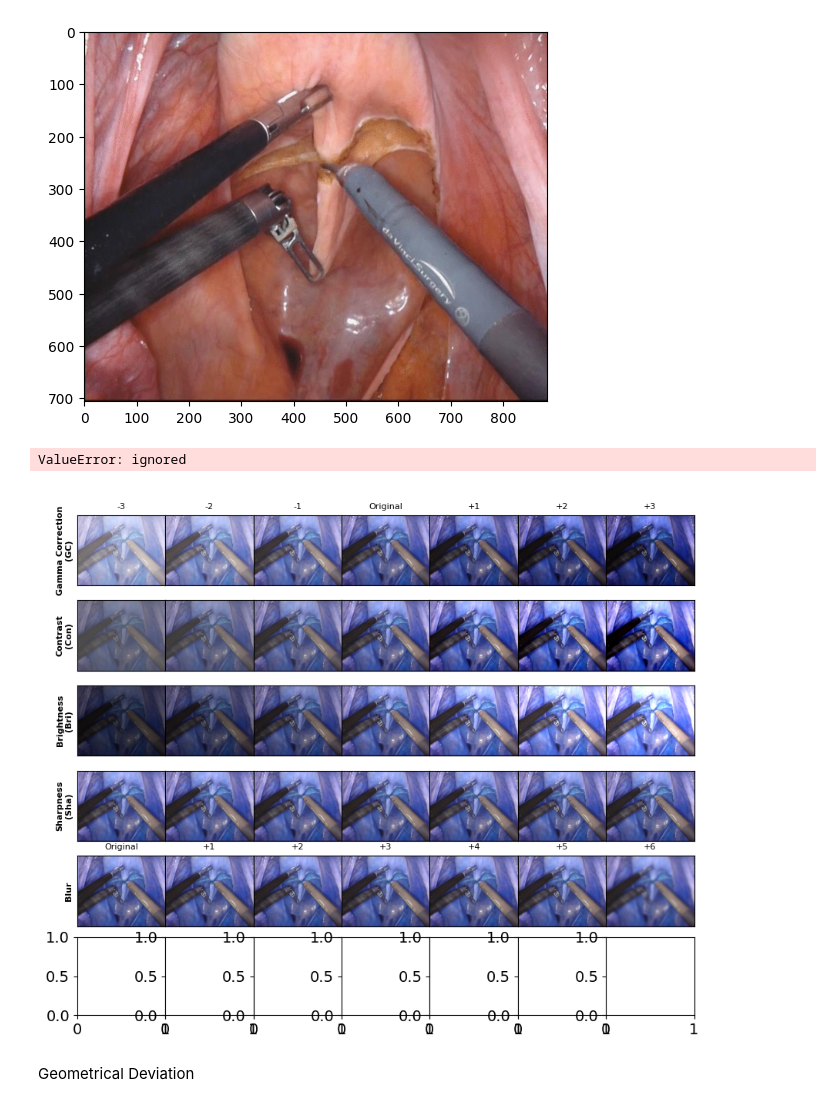
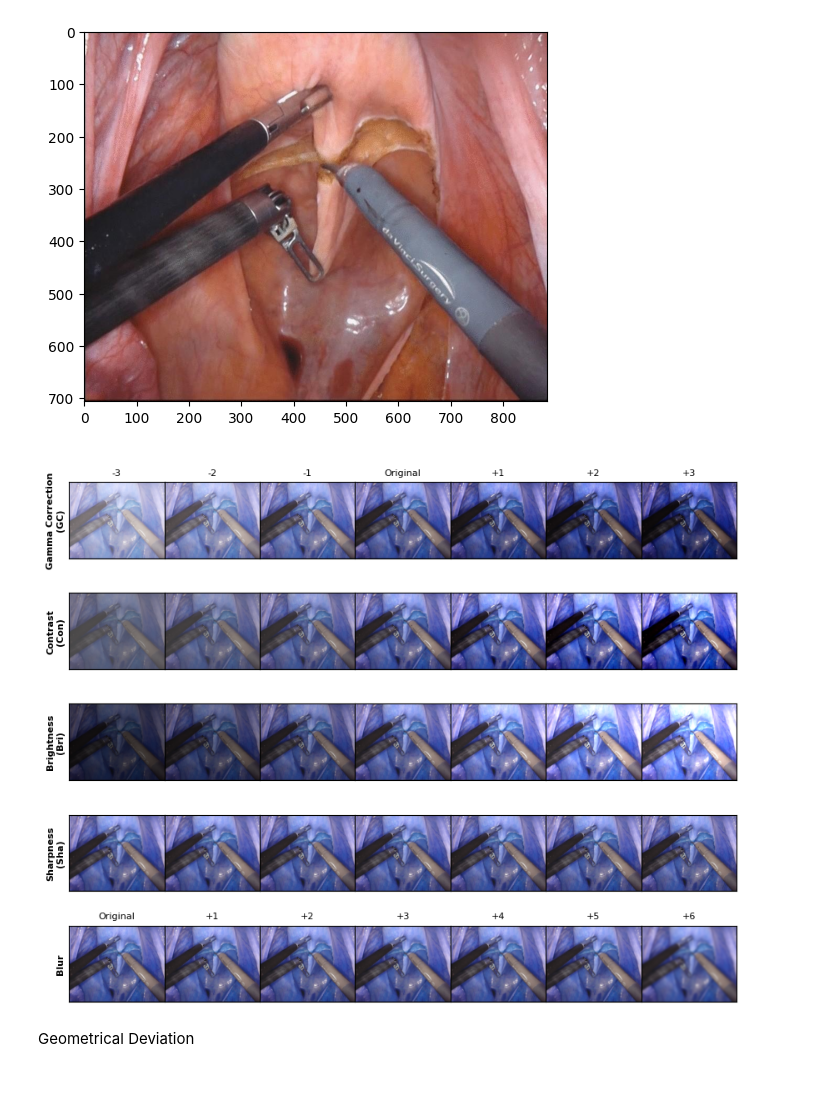
Before and after one commit to jenniferhiga/HCI_AI_RoboticSurgery, a Jupyter notebook: Grounded_SAM_Tool_Instance_Segmentation.ipynb, the cells around one changed output. Drawn from its saved outputs; the diff is of its cells as text; code cells hidden in the pictures.

```diff
--- a/Grounded_SAM_Tool_Instance_Segmentation.ipynb
+++ b/Grounded_SAM_Tool_Instance_Segmentation.ipynb
@@ -123,8 +123,8 @@ class perturbation_class:
         sizes = [50, 150, 250, 350, 450, 550, 700]
         img = Image.fromarray(img)
         for i in range(len(sizes)):
-            z = TF.gaussian_blur(img, sizes[i])
-            seq.append(np.array(z))
+            z = v2.CenterCrop(img, sizes[i])
+            seq.append(z)
         return seq
 # %%
 img_dir = 'inpaint_demo.jpg'
@@ -134,42 +134,41 @@ plt.rcParams.update({'font.size': 14})
 # filter_name = ['Brightness', 'Contrast','Gamma Correction','Sharpness','Gaussian blur', 'center_crop']
 ptech_list = ['Original', '+1', '+2', '+3', '+4', '+5', '+6']
 f_size = 8
-perturbation_all = ['gamma_correction', 'contrast', 'brightness', 'sharpness','gaussian_blur', 'center_crop']
-#filter_name = ['Gamma Correction (GC)', 'Contrast (Con)', 'Brightness (Bri)', 'Sharpness (Sha)','Blur', 'Center Crop']
-filter_name = ['Gamma Correction\n(GC)', 'Contrast\n(Con)', 'Brightness\n(Bri)', 'Sharpness\n(Sha)','Blur', 'Center Crop']
+perturbation_all = ['gamma_correction', 'contrast', 'brightness', 'sharpness','gaussian_blur']# #'center_crop']
+#filter_name = ['Gamma Correction (GC)', 'Contrast (Con)', 'Brightness (Bri)', 'Sharpness (Sha)','Blur'] #, 'Center Crop']
+filter_name = ['Gamma Correction\n(GC)', 'Contrast\n(Con)', 'Brightness\n(Bri)', 'Sharpness\n(Sha)','Blur'] #, 'Center Crop']
 seq_all = [0, 1, 2, 3, 4, 5, 6]
 levels = ['-3','-2','-1','Original','+1','+2','+3']
 levels_real = [0.4, 0.6, 0.8, 1, 1.2, 1.4, 1.6]
 fig_per_row = len(seq_all)
 fig, ax = plt.subplots(len(perturbation_all), fig_per_row, figsize=(31/3, 25.5/3), gridspec_kw=dict(wspace=0.00, hspace=0.09))
 for p_idx, per in enumerate(perturbation_all):
     class_method = getattr(perturbation_class, per)
     seq = class_method(original)
     for idx, seq_idx in enumerate(seq_all):
         if p_idx == 4:
             ax[p_idx, idx].set_title('{}'.format(ptech_list[idx]), fontsize=f_size)
         if idx == 3:
             ax[p_idx, idx].imshow(seq[seq_idx], cmap='gray')
         else:
             ax[p_idx, idx].imshow(seq[seq_idx], cmap='gray')
 
         if p_idx == 0:
             if levels[idx] == 'Original':
                 ax[p_idx, idx].set_title('\n{}'.format(levels[idx]), fontsize=f_size)
             else:
                 ax[p_idx, idx].set_title('{}'.format(levels[idx], levels_real[idx]), fontsize=f_size)
         if idx == 0:
             ax[p_idx, idx].set_ylabel(filter_name[p_idx], fontsize=f_size, fontweight="bold")
 
         ax[p_idx, idx].xaxis.set_major_locator(plt.NullLocator())
         ax[p_idx, idx].yaxis.set_major_locator(plt.NullLocator())
 
 
 fig.show()
 plt.savefig('perturbation_effect_v2.pdf',dpi=100)
 # %% [output]
-ValueError: ignored
-[figure, old version]
+[figure, new version]
 # %% [markdown]
 Geometrical Deviation
 # %% [markdown]
```
Also changed, not shown: parts of 3 cells of this notebook.
